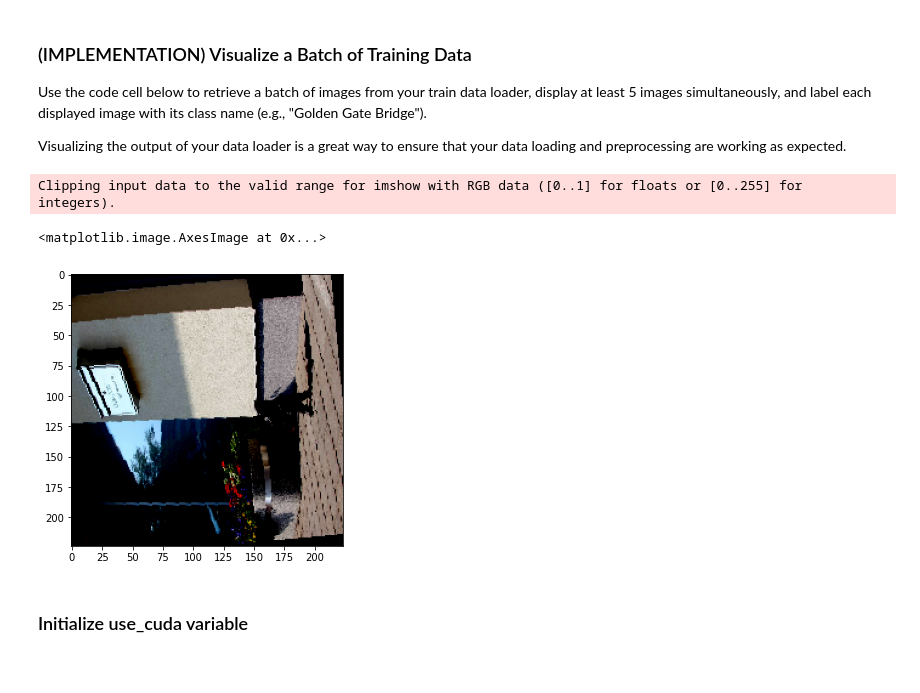
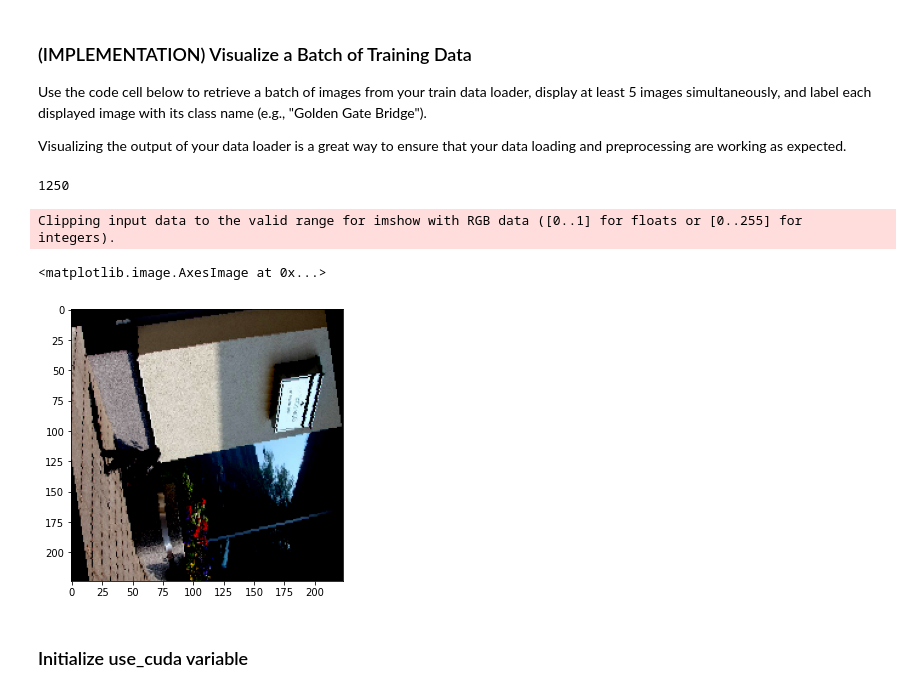
Before and after one commit to nandesh553/landmark-classification, a Jupyter notebook: landmark_project/landmark.ipynb, the cells around one changed output. Drawn from its saved outputs; the diff is of its cells as text; code cells hidden in the pictures.

```diff
--- a/landmark_project/landmark.ipynb
+++ b/landmark_project/landmark.ipynb
@@ -122,8 +135,8 @@ transform = transforms.Compose([
                                 transforms.Normalize((0.5, 0.5, 0.5), (0.5, 0.5, 0.5)),
 ])
 
-train_dataset = datasets.ImageFolder("landmark_images/train", transform=transform)
-test_dataset = datasets.ImageFolder("landmark_images/test", transform=transform)
+train_dataset = datasets.ImageFolder("../data/landmark_images/train", transform=transform)
+test_dataset = datasets.ImageFolder("../data/landmark_images/test", transform=transform)
 
 targets = train_dataset.targets
 train_idx, validation_idx = train_test_split(
@@ -154,25 +167,29 @@ loaders_scratch['test'] = DataLoader(test_dataset, batch_size=params['BATCH_SIZE
 Use the code cell below to retrieve a batch of images from your train data loader, display at least 5 images simultaneously, and label each displayed image with its class name (e.g., "Golden Gate Bridge").
 
 Visualizing the output of your data loader is a great way to ensure that your data loading and preprocessing are working as expected.
+# %%
+len(test_dataset)
+# %% [output]
+1250
 # %%
 ## TODO: visualize a batch of the train data loader
 
 ## the class names can be accessed at the `classes` attribute
 ## of your dataset object (e.g., `train_dataset.classes`)
 images = iter(loaders_scratch['train'])
-images, labels = images.next()
+images, labels = next(images)
 images = images.numpy()
 
 # get one image from the batch
 img = np.squeeze(images[0]).transpose((1,2,0))
 
 fig = plt.figure(figsize = (5,5))
 ax = fig.add_subplot(111)
 ax.imshow(img)
 # %% [output]
 Clipping input data to the valid range for imshow with RGB data ([0..1] for floats or [0..255] for integers).
 <matplotlib.image.AxesImage at 0x...>
-[figure, old version]
+[figure, new version]
 # %% [markdown]
 ### Initialize use_cuda variable
 # %%
```
Also changed, not shown: parts of 6 cells of this notebook.
